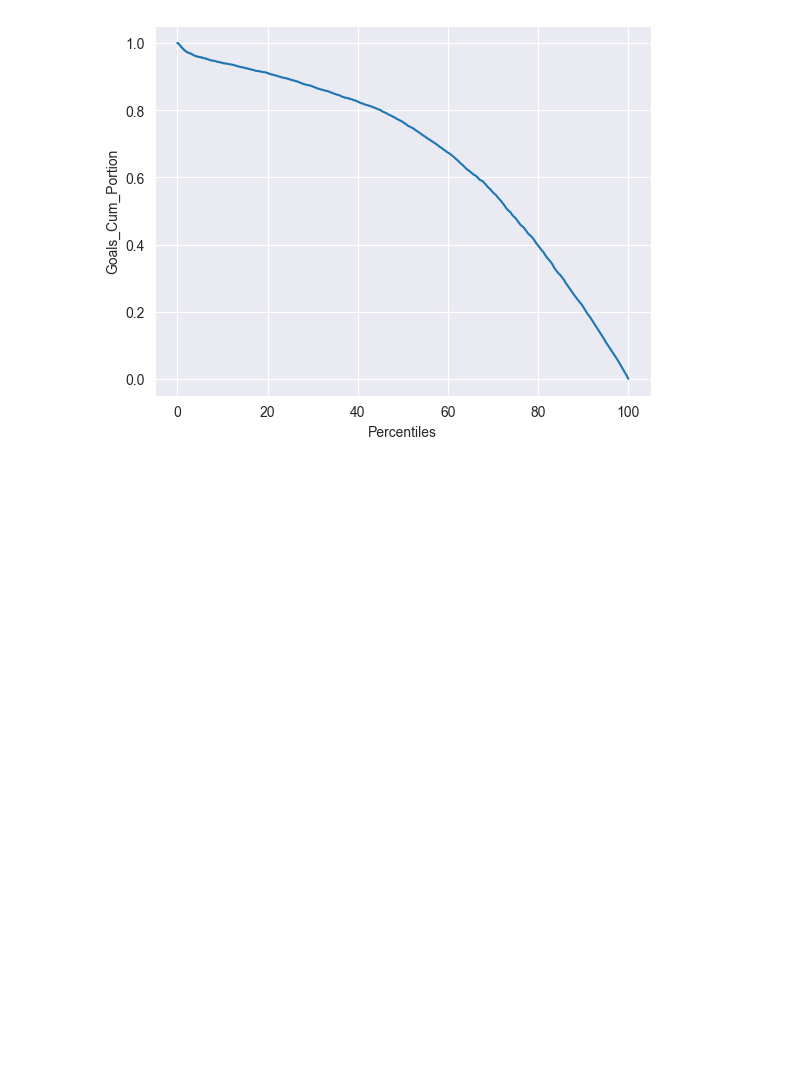
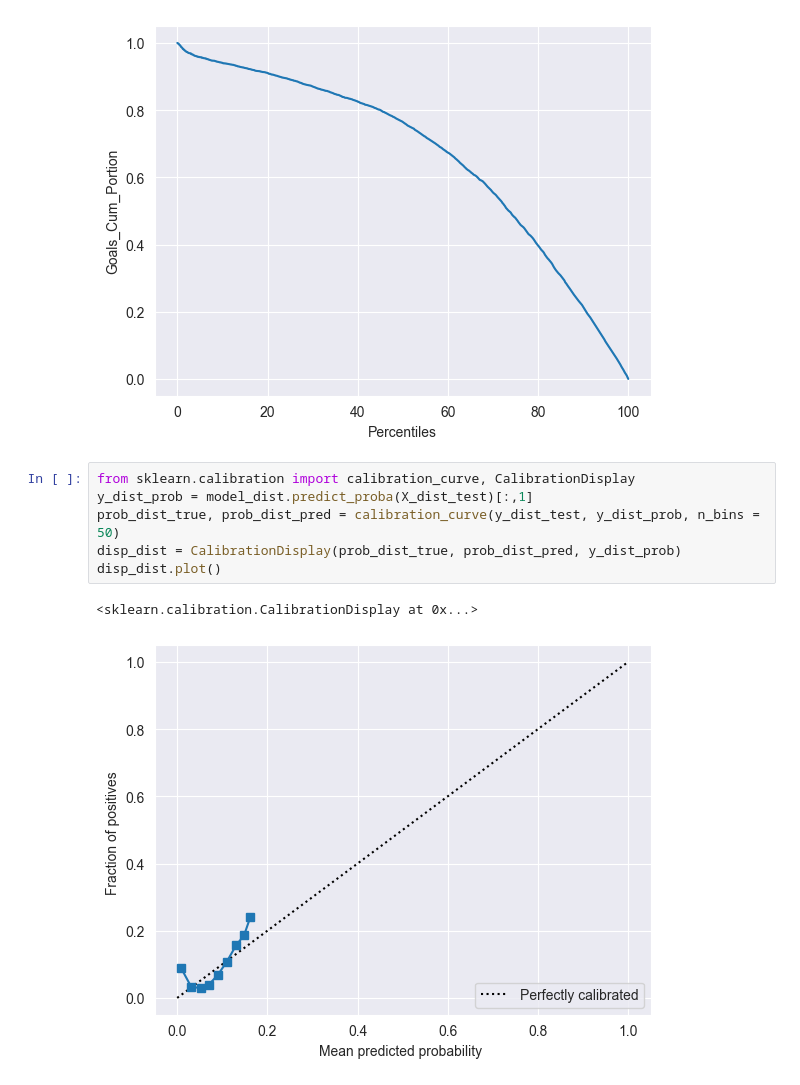
Before and after one commit to nassimwalha/IFT-6758, a Jupyter notebook: notebooks/Baseline Models.ipynb, the cells around one changed output. Saved outputs shown, nothing was run; the diff lists cells and outputs as text; blank space fills up the shorter version.

```diff
--- a/notebooks/Baseline Models.ipynb
+++ b/notebooks/Baseline Models.ipynb
@@ -573,3 +576,12 @@ sns.lineplot(df_proba_sorted, x='Percentiles', y= 'Goals_Cum_Portion')
 # %% [output]
 <AxesSubplot: xlabel='Percentiles', ylabel='Goals_Cum_Portion'>
 [figure]
+# %%
+from sklearn.calibration import calibration_curve, CalibrationDisplay
+y_dist_prob = model_dist.predict_proba(X_dist_test)[:,1]
+prob_dist_true, prob_dist_pred = calibration_curve(y_dist_test, y_dist_prob, n_bins = 50)
+disp_dist = CalibrationDisplay(prob_dist_true, prob_dist_pred, y_dist_prob)
+disp_dist.plot()
+# %% [output]
+<sklearn.calibration.CalibrationDisplay at 0x...>
+[figure, added]
```
Also changed, not shown: parts of 2 cells of this notebook.
